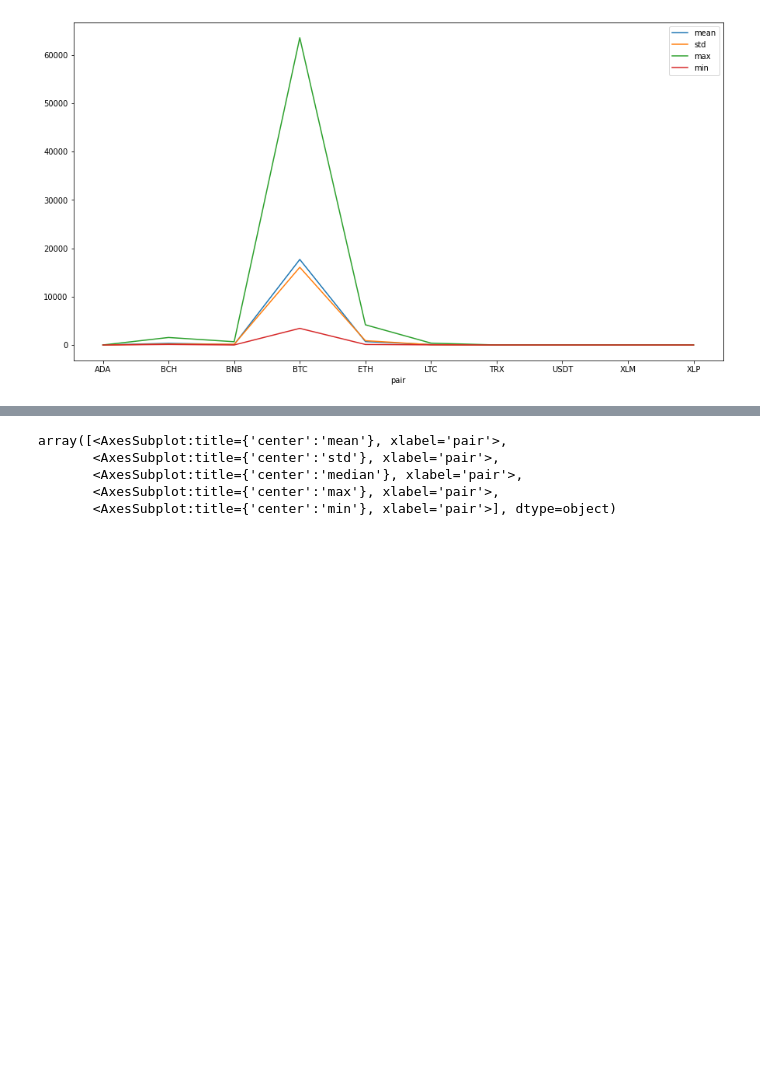
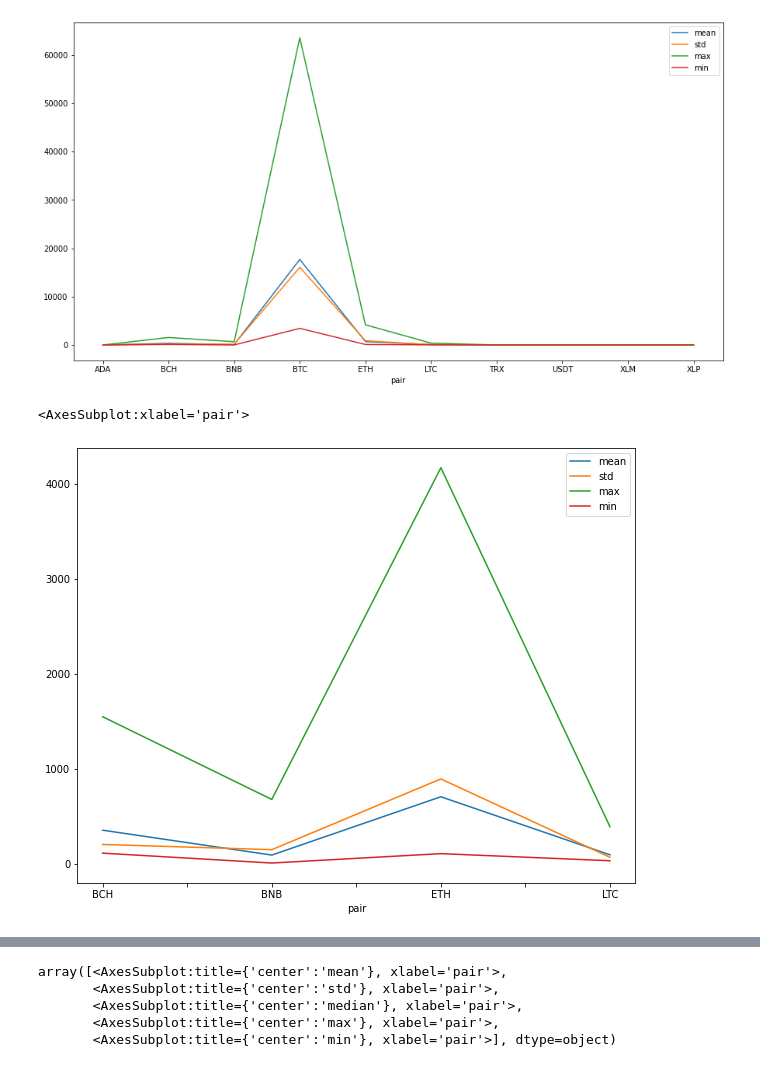
Before and after one commit to ranielli/bitcoin-closing-price-prediction, a Jupyter notebook: danielle.ipynb, the cells around one changed output, grey strips where cells are left out. Cells and saved outputs as stored; diff of their text form; code cells hidden in the pictures; blank space fills up the shorter version.

```diff
--- a/danielle.ipynb
+++ b/danielle.ipynb
@@ -151,3 +151,12 @@ parametros.plot('pair',['mean','std','max','min'],kind = 'line',xticks=parametro
 # %% [output]
 <AxesSubplot:xlabel='pair'>
 [figure]
+# %%
+maiores_valores = parametros.drop([0,3,6,7,8,9])
+#com o bitcoin
+maiores_valores.set_index(['pair'])
+
+maiores_valores.plot('pair',['mean','std','max','min'],kind = 'line',figsize=(10,8))
+# %% [output]
+<AxesSubplot:xlabel='pair'>
+[figure, added]
```
Also changed, not shown: parts of 1 cell of this notebook.
